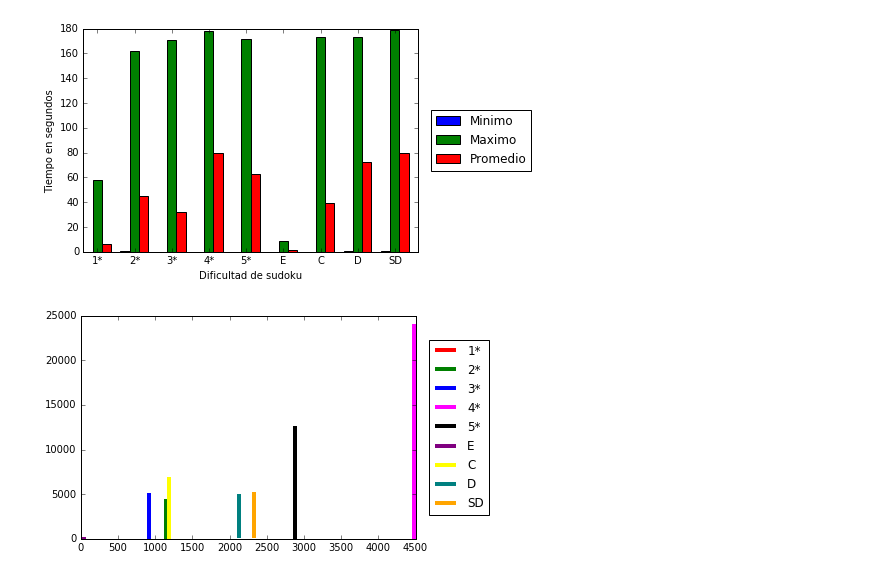
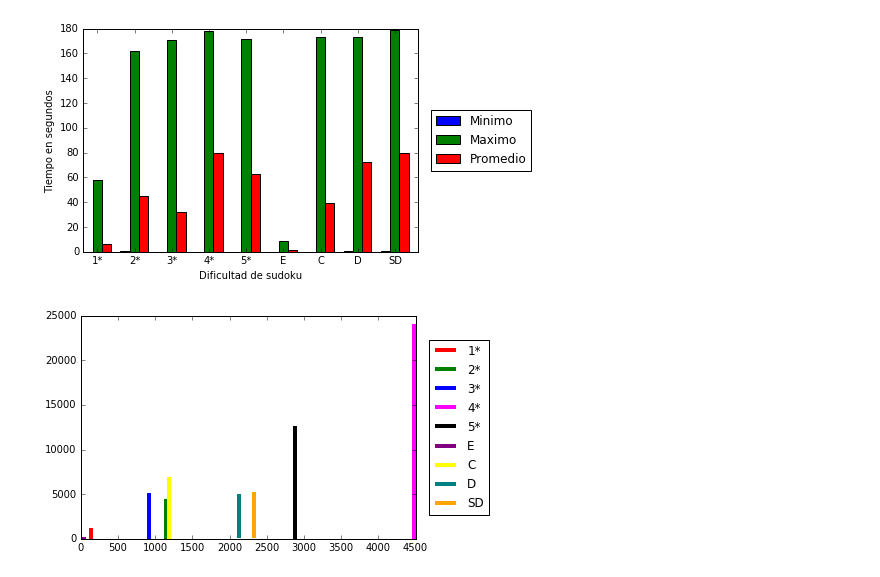
Before and after one commit to axelmaddonni/metah, a Jupyter notebook: graficos.ipynb, the cells around one changed output. Cells and saved outputs as stored; diff of their text form; code cells hidden in the pictures.

```diff
--- a/graficos.ipynb
+++ b/graficos.ipynb
@@ -144,21 +144,21 @@ plt.show()
 # %%
 # 2
 # Hacer grafico de iteraciones
 # Igual al de la pagina 5 del paper https://pdfs.semanticscholar.org/1331/c019866526aad677279d1791a23805742ce7.pdf
-plt.vlines(x=np.mean(iters1), ymin=iters1, ymax=iters1, colors="red", linewidth = 4)
+plt.vlines(x=np.mean(iters1), ymin=min(iters1), ymax=max(iters1), colors="red", linewidth = 4)
 plt.vlines(x=np.mean(iters2), ymin=min(iters2), ymax=max(iters2), colors="green", linewidth = 4)
 plt.vlines(x=np.mean(iters3), ymin=min(iters3), ymax=max(iters3), colors="blue", linewidth = 4)
 plt.vlines(x=np.mean(iters4), ymin=min(iters4), ymax=max(iters4), colors="fuchsia", linewidth = 4)
 plt.vlines(x=np.mean(iters5), ymin=min(iters5), ymax=max(iters5), colors="black", linewidth = 4)
 plt.vlines(x=np.mean(iters6), ymin=min(iters6), ymax=max(iters6), colors="purple", linewidth = 4)
 plt.vlines(x=np.mean(iters7), ymin=min(iters7), ymax=max(iters7), colors="yellow", linewidth = 4)
 plt.vlines(x=np.mean(iters8), ymin=min(iters8), ymax=max(iters8), colors="teal", linewidth = 4)
 plt.vlines(x=np.mean(iters9), ymin=min(iters9), ymax=max(iters9), colors="orange", linewidth = 4)
 plt.legend(["1*","2*","3*","4*", "5*", "E" , "C", "D", "SD"], bbox_to_anchor=(1.04,0.5), loc="center left", borderaxespad=0)
-
+# listo , parece q en el y min tienen todos un minimo de pocas iteraciones
 plt.show()
 # %% [output]
-[figure, old version]
+[figure, new version]
 # %%
 # 3
 # Hacer tabla comparando con tabu search tiempos de los sudokus 10 al 15
```
